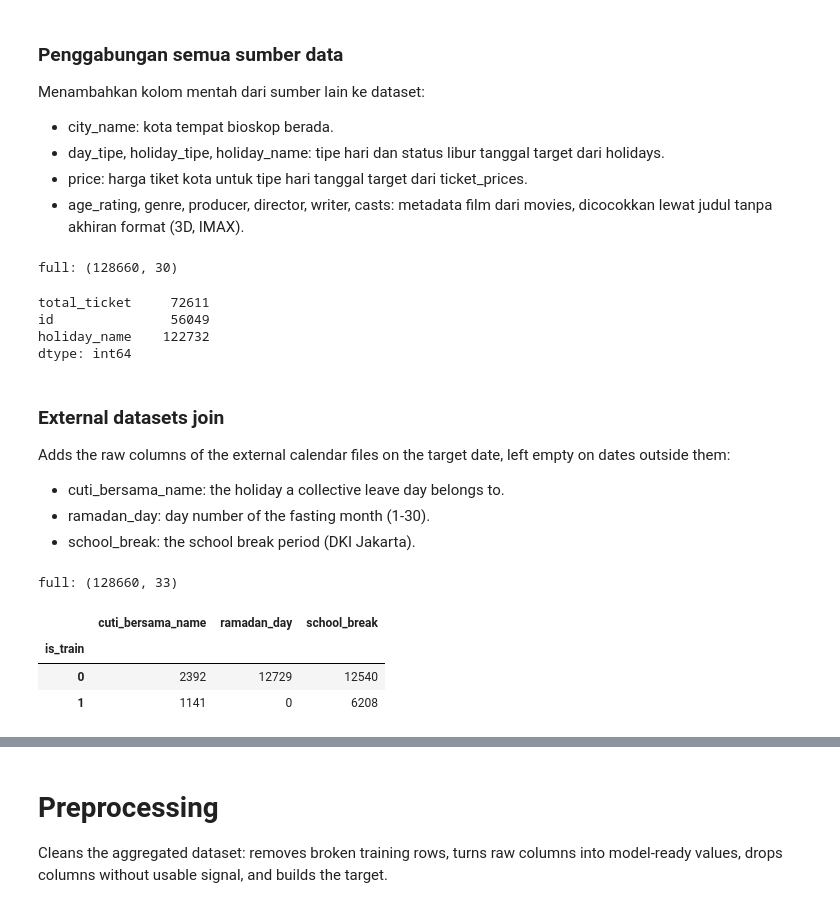
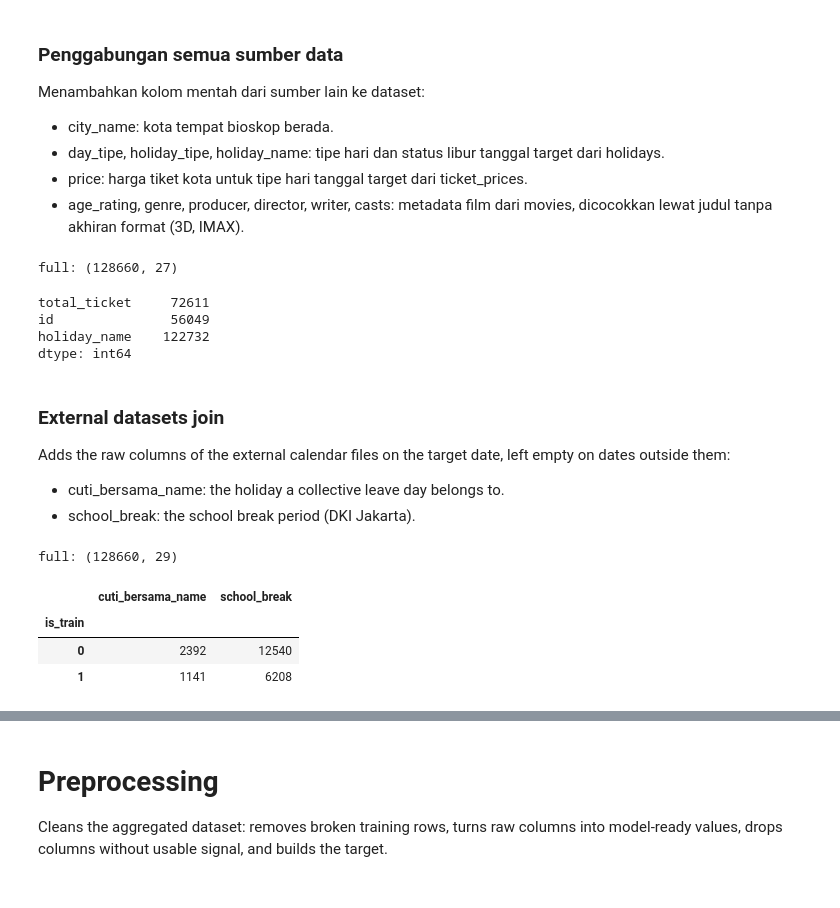
Before and after one commit to LeonArif/JOINTS, a Jupyter notebook: leon/main.ipynb, the cells around one changed output, grey strips where cells are left out. Saved outputs shown, nothing was run; the diff lists cells and outputs as text; code cells hidden in the pictures.

```diff
--- a/leon/main.ipynb
+++ b/leon/main.ipynb
@@ -80,7 +79,7 @@ film train: 205 | film test_history: 163 | film test: 160
 ### Pasangan film-bioskop
 Mengambil transaksi D1-D10 (train) atau D1-D3 (test) setiap pasangan film dan bioskop, lalu menjadikan setiap hari sebagai kolom dan mengisi hari tanpa transaksi dengan 0. Pasangan train hanya diambil jika masih ada penjualan di D3, mengikuti test yang hanya berisi pasangan yang masih tayang di D3.
 # %%
-DAILY_COLS = {"total_ticket": "t", "occupation_rate": "occ", "total_show": "show"}
+DAILY_COLS = {"total_ticket": "t", "total_show": "show"}
 
 def build_window(hist, d1_map, n_days):
     df = hist[hist["movie_title"].isin(d1_map.index)].copy()
@@ -157,7 +156,7 @@ full = join_sources(full)
 print(f"full: {full.shape}")
 full.isna().sum()[lambda s: s > 0]
 # %% [output]
-full: (128660, 30)
+full: (128660, 27)
 total_ticket     72611
 id               56049
 holiday_name    122732
@@ -166,26 +165,24 @@ dtype: int64
 ### External datasets join
 Adds the raw columns of the external calendar files on the target date, left empty on dates outside them:
 - cuti_bersama_name: the holiday a collective leave day belongs to.
-- ramadan_day: day number of the fasting month (1-30).
 - school_break: the school break period (DKI Jakarta).
 # %%
 def join_external(df):
     n = len(df)
     df = df.merge(cuti[["date", "name"]].rename(columns={"date": "date_show", "name": "cuti_bersama_name"}), on="date_show", how="left")
-    df = df.merge(ramadan[["date", "ramadan_day"]].rename(columns={"date": "date_show"}), on="date_show", how="left")
     df = df.merge(school[["date", "period"]].rename(columns={"date": "date_show", "period": "school_break"}), on="date_show", how="left")
     assert len(df) == n
     return df
 
 full = join_external(full)
 print(f"full: {full.shape}")
-full.groupby("is_train")[["cuti_bersama_name", "ramadan_day", "school_break"]].count()
+full.groupby("is_train")[["cuti_bersama_name", "school_break"]].count()
 # %% [output]
-full: (128660, 33)
+full: (128660, 29)
-|  | cuti_bersama_name | ramadan_day | school_break |
-| is_train |  |  |  |
-| 0 | 2392 | 12729 | 12540 |
-| 1 | 1141 | 0 | 6208 |
+|  | cuti_bersama_name | school_break |
+| is_train |  |  |
+| 0 | 2392 | 12540 |
+| 1 | 1141 | 6208 |
 # %%
 full.head()
 # %% [output]
```
Also changed, not shown: parts of 29 cells of this notebook, 8 other files.
